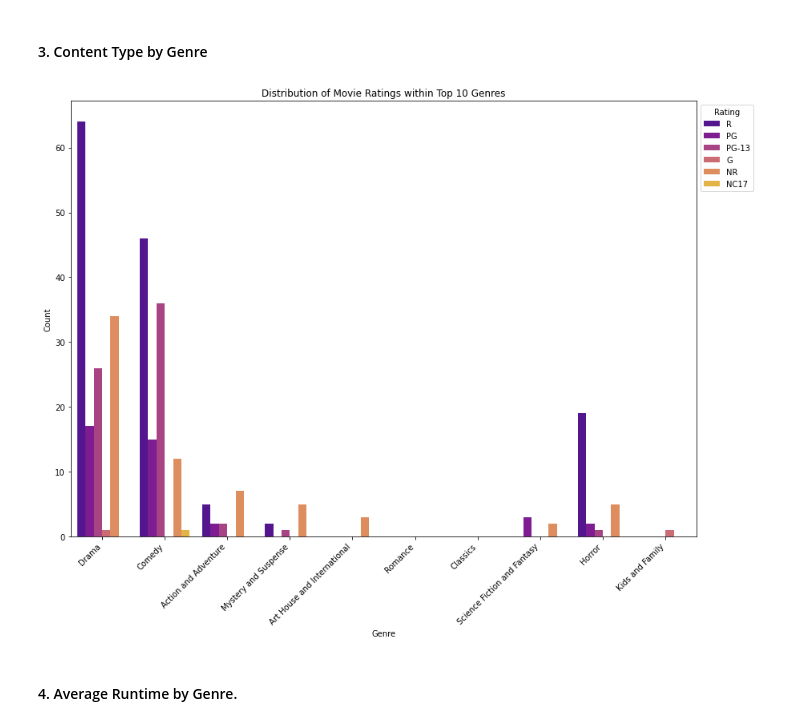
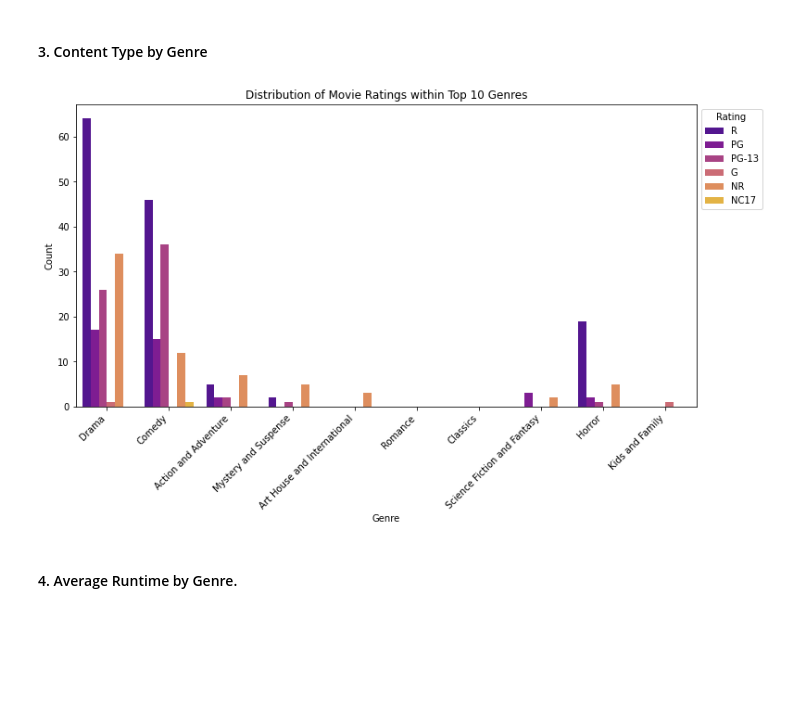
Before and after one commit to JulieMusangi/Film-Performance-Insights, a Jupyter notebook: analysis.ipynb, the cells around one changed output. Cells and saved outputs as stored; diff of their text form; code cells hidden in the pictures; blank space fills up the shorter version.

```diff
--- a/analysis.ipynb
+++ b/analysis.ipynb
@@ -611,20 +611,19 @@ plt.show()
 # %%
 # Filtering dataframe to include only rows with one of the top 10 genres
 top_ten_genres_list = df2['genre'].str.split('|').explode().value_counts().head(10).index.tolist()
 filtered_df = df2[df2['genre'].str.split('|').apply(lambda x: any(item in x for item in top_ten_genres_list))]
 
-# Plotting
-plt.figure(figsize=(14, 10))
+# Plotting count of movie ratings for each of the top 10 genres
+plt.figure(figsize=(12, 6))
 
-# Plotting count of movie ratings for each of the top 10 genres
 sns.countplot(data=filtered_df, x='genre', hue='rating', palette='plasma', order=top_ten_genres_list)
 plt.title('Distribution of Movie Ratings within Top 10 Genres')
 plt.xlabel('Genre')
 plt.ylabel('Count')
 plt.xticks(rotation=45, ha='right')
 plt.legend(title='Rating', bbox_to_anchor=(1, 1));
 # %% [output]
-[figure, old version]
+[figure, new version]
 # %% [markdown]
 #### 4. Average Runtime by Genre.
 # %% [markdown]
```
Also changed, not shown: parts of 1 cell of this notebook.
